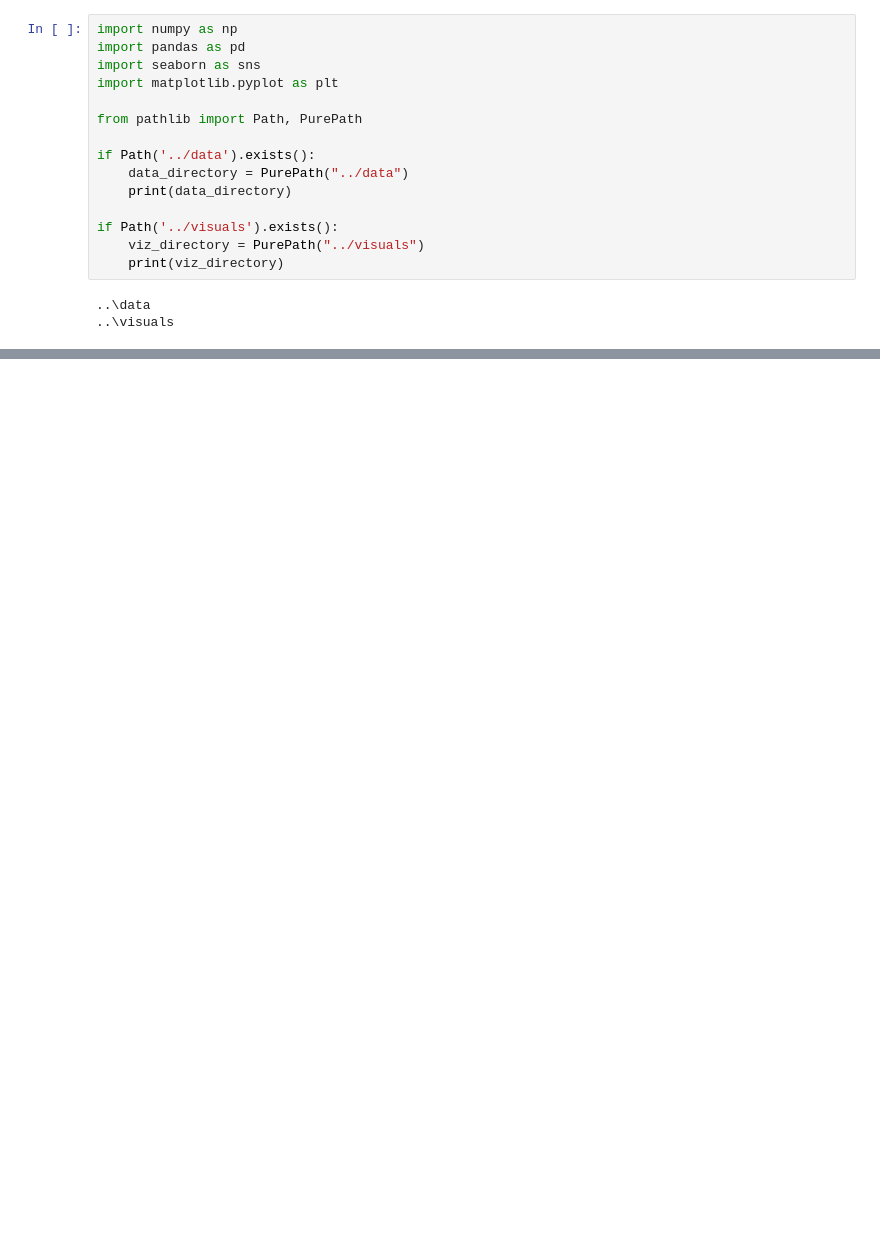
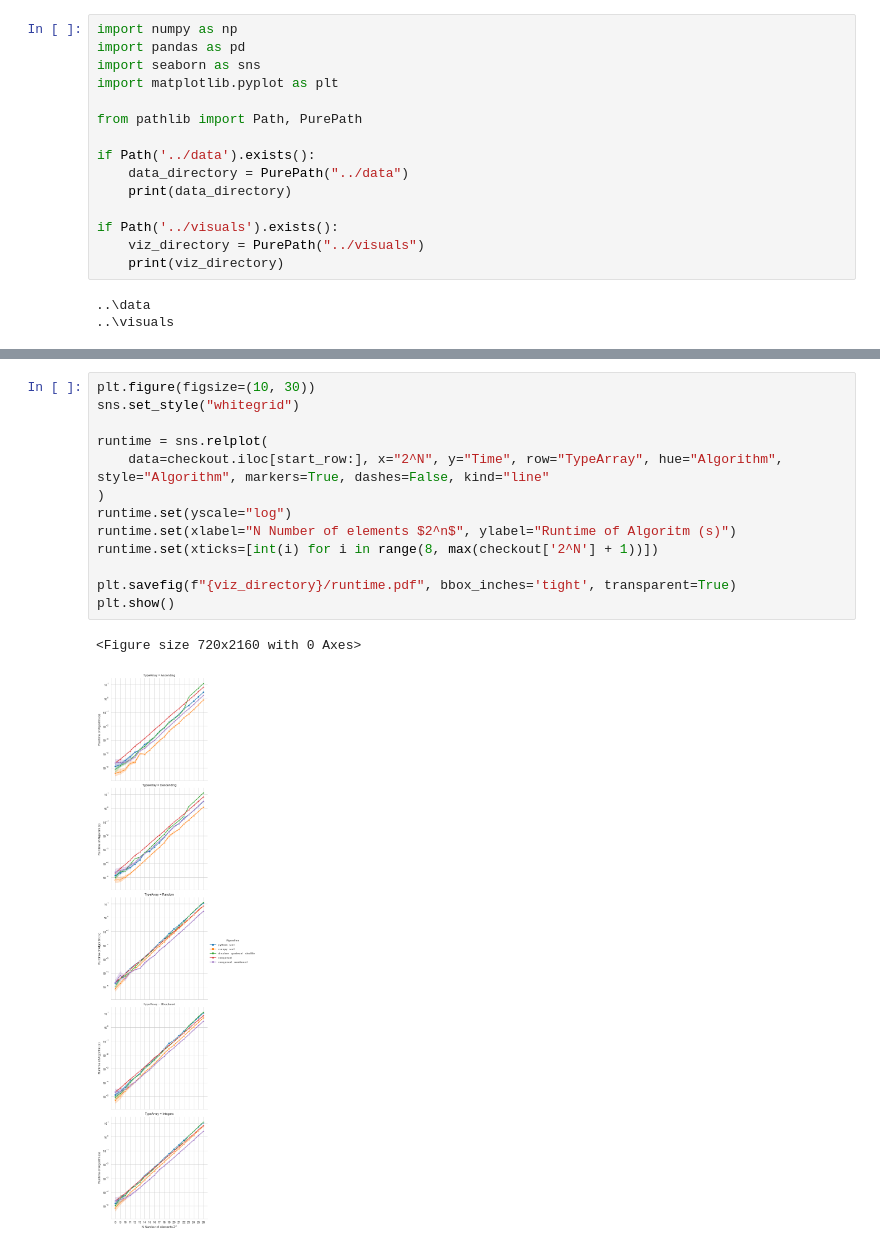
Before and after one commit to jkorsvik/SortingAlgorithms, a Jupyter notebook: notebooks/plot_creation.ipynb, the cells around one changed output, grey strips where cells are left out. Saved outputs shown, nothing was run; the diff lists cells and outputs as text; blank space fills up the shorter version.

```diff
--- a/notebooks/plot_creation.ipynb
+++ b/notebooks/plot_creation.ipynb
@@ -42,3 +42,19 @@ plt.show()
+# %%
+plt.figure(figsize=(10, 30))
+sns.set_style("whitegrid")
+
+runtime = sns.relplot(
+    data=checkout.iloc[start_row:], x="2^N", y="Time", row="TypeArray", hue="Algorithm", style="Algorithm", markers=True, dashes=False, kind="line"
+)
+runtime.set(yscale="log")
+runtime.set(xlabel="N Number of elements $2^n$", ylabel="Runtime of Algoritm (s)")
+runtime.set(xticks=[int(i) for i in range(8, max(checkout['2^N'] + 1))])
+
+plt.savefig(f"{viz_directory}/runtime.pdf", bbox_inches='tight', transparent=True)
+plt.show()
+# %% [output]
+<Figure size 720x2160 with 0 Axes>
+[figure, added]
 # %%
 checkout
 # %% [output]
```
Also changed, not shown: parts of 7 cells of this notebook, 2 other files.
